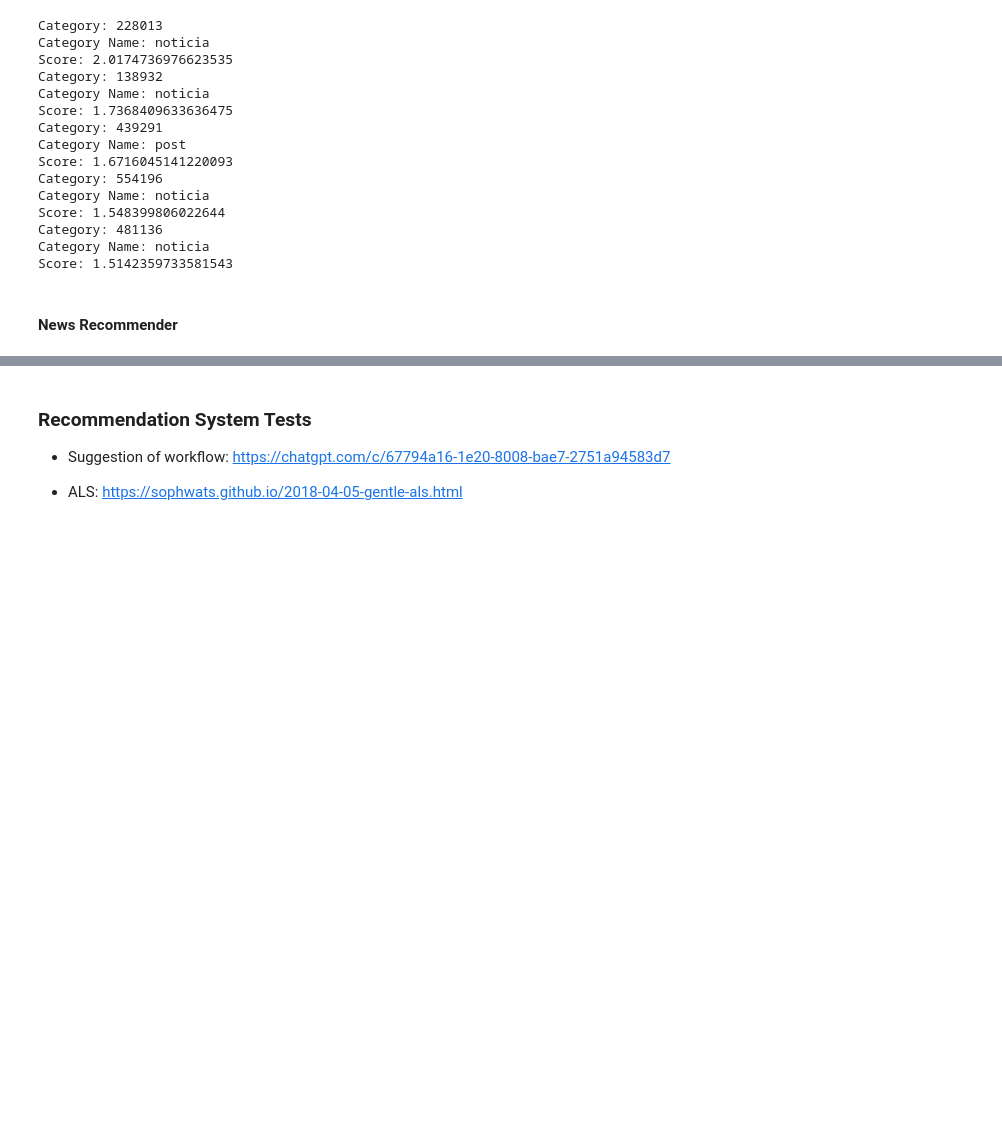
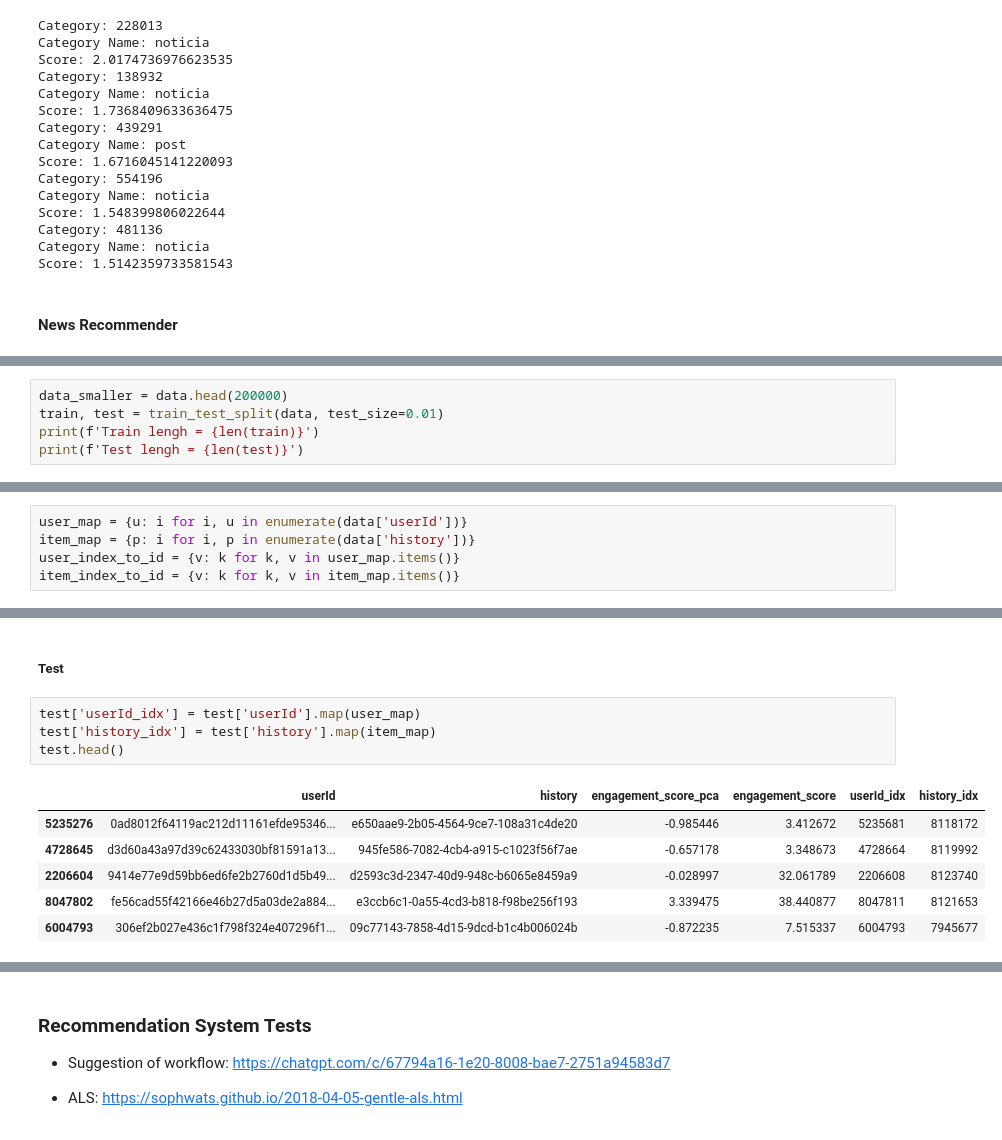
Before and after one commit to BrisaNascimento/globo_recommendation_fiap, a Jupyter notebook: globo_recommendation_fiap/data/challenge_files/notebook.ipynb, the cells around one changed output, grey strips where cells are left out. Cells and saved outputs as stored; diff of their text form; blank space fills up the shorter version.

```diff
--- a/globo_recommendation_fiap/data/challenge_files/notebook.ipynb
+++ b/globo_recommendation_fiap/data/challenge_files/notebook.ipynb
@@ -507,0 +489,5 @@ user_page_matrix = csr_matrix((
+# %%
+data_smaller = data.head(200000)
+train, test = train_test_split(data, test_size=0.01)
+print(f'Train lengh = {len(train)}')
+print(f'Test lengh = {len(test)}')
@@ -507,0 +497,5 @@ user_page_matrix = csr_matrix((
+# %%
+user_map = {u: i for i, u in enumerate(data['userId'])}
+item_map = {p: i for i, p in enumerate(data['history'])}
+user_index_to_id = {v: k for k, v in user_map.items()}
+item_index_to_id = {v: k for k, v in item_map.items()}
@@ -507,0 +511,13 @@ user_page_matrix = csr_matrix((
+# %% [markdown]
+##### Test
+# %%
+test['userId_idx'] = test['userId'].map(user_map)
+test['history_idx'] = test['history'].map(item_map)
+test.head()
+# %% [output]
+|  | userId | history | engagement_score_pca | engagement_score | userId_idx | history_idx |
+| 5235276 | 0ad8012f64119ac212d11161efde95346... | e650aae9-2b05-4564-9ce7-108a31c4de20 | -0.985446 | 3.412672 | 5235681 | 8118172 |
+| 4728645 | d3d60a43a97d39c62433030bf81591a13... | 945fe586-7082-4cb4-a915-c1023f56f7ae | -0.657178 | 3.348673 | 4728664 | 8119992 |
+| 2206604 | 9414e77e9d59bb6ed6fe2b2760d1d5b49... | d2593c3d-2347-40d9-948c-b6065e8459a9 | -0.028997 | 32.061789 | 2206608 | 8123740 |
+| 8047802 | fe56cad55f42166e46b27d5a03de2a884... | e3ccb6c1-0a55-4cd3-b818-f98be256f193 | 3.339475 | 38.440877 | 8047811 | 8121653 |
+| 6004793 | 306ef2b027e436c1f798f324e407296f1... | 09c77143-7858-4d15-9dcd-b1c4b006024b | -0.872235 | 7.515337 | 6004793 | 7945677 |
```
Also changed, not shown: parts of 23 cells of this notebook, 1 other file.
